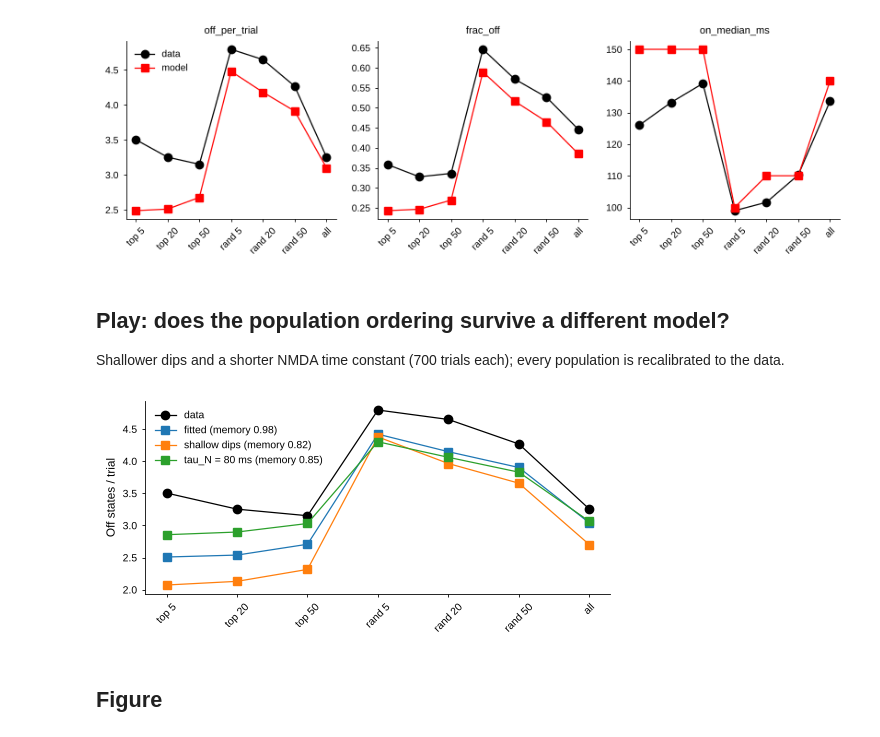
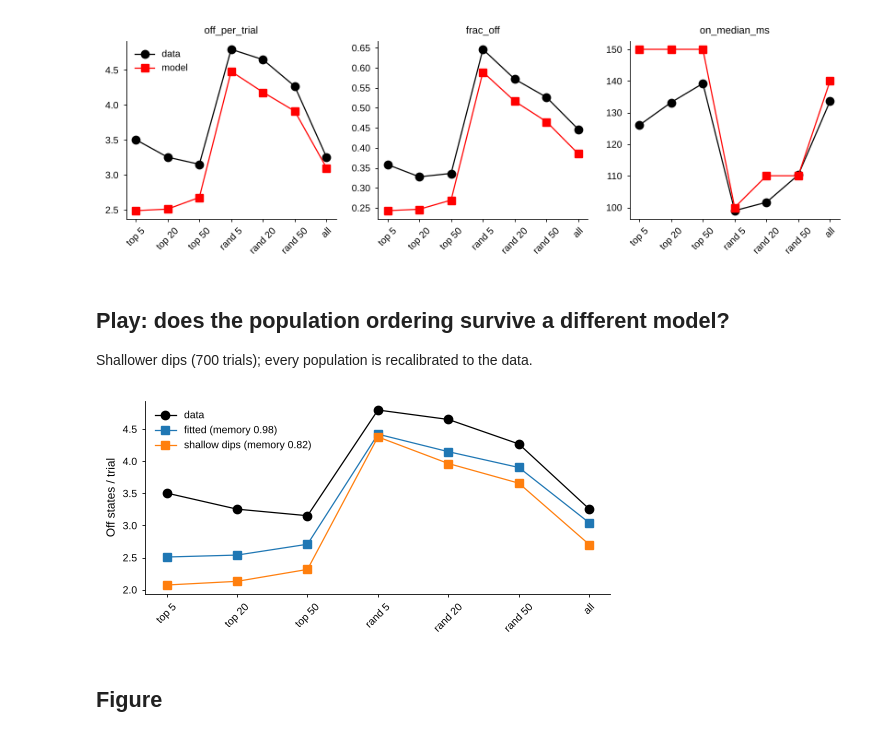
Before and after one commit to jmourabarbosa/nmda-intermitent, a Jupyter notebook: figure_notebooks/fig2.ipynb, the cells around one changed output. Drawn from its saved outputs; the diff is of its cells as text; code cells hidden in the pictures.

```diff
--- a/figure_notebooks/fig2.ipynb
+++ b/figure_notebooks/fig2.ipynb
@@ -99,17 +99,17 @@ ax[0].legend();
 [figure]
 # %% [markdown]
 ## Play: does the population ordering survive a different model?
-Shallower dips and a shorter NMDA time constant (700 trials each); every population is recalibrated to the data.
+Shallower dips (700 trials); every population is recalibrated to the data.
 # %%
-VARIANTS = {'fitted': P, 'shallow dips': {**P, 'dip_depth': 0.4}, 'tau_N = 80 ms': {**P, 'tau_N': 80}}
+VARIANTS = {'fitted': P, 'shallow dips': {**P, 'dip_depth': 0.4}}
 plt.figure(figsize=(6, 2.5))
 plt.plot([ses[lab]['off_per_trial'].mean() for lab in model.index], 'k-o', label='data')
 for name, p in VARIANTS.items():
     o = readout.evaluate(p, ses, n_trials=700, seed=SEED)
     plt.plot([o['sets'][lab]['n_off'] for lab in model.index], '-s', label=f"{name} (memory {o['mem']:.2f})")
 plt.xticks(range(len(model)), model.index, rotation=45); plt.ylabel('Off states / trial'); plt.legend();
 # %% [output]
-[figure, old version]
+[figure, new version]
 # %% [markdown]
 ## Figure
 # %%
```
Also changed, not shown: parts of 1 cell of this notebook, 3 other files.
